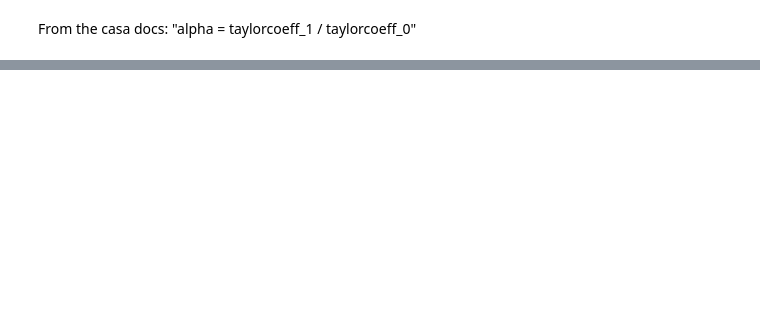
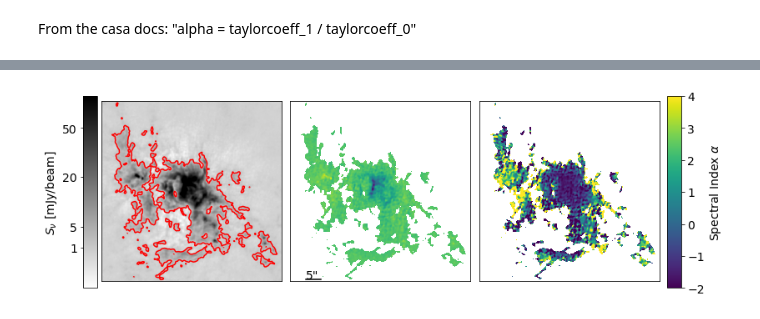
Before and after one commit to keflavich/almaimf-notebooks, a Jupyter notebook: G333SpectralIndex.ipynb, the cells around one changed output, grey strips where cells are left out. Drawn from its saved outputs; the diff is of its cells as text; code cells hidden in the pictures; blank space fills up the shorter version.

```diff
--- a/G333SpectralIndex.ipynb
+++ b/G333SpectralIndex.ipynb
@@ -119,24 +129,26 @@ pl.title("model.tt1")
 # %%
 tt0_std = image.mad_std()
 tt1_std = imagett1.mad_std()
 mask = (image > 2*tt0_std) #& (imagett1 > tt1_std)
 imagem = image.with_mask(mask)
 imagett1m = imagett1.with_mask(mask)
 alpha = imagett1m / imagem
 fig = pl.figure(figsize=(12,4))
 ax = pl.subplot(1,3,1); ax.imshow(image[0].value*1e3, cmap='gray_r', norm=simple_norm(image[0].value*1e3, stretch='asinh', min_percent=0, max_percent=99.5));
 ax.contour(image[0].value, levels=[2*tt0_std.value], colors=['r']); ax.set_xticks([]); ax.set_yticks([]);
 cb=pl.colorbar(mappable=pl.gca().images[0], cax=fig.add_axes([0.1,0.1,0.02,0.8]))
 cb.ax.yaxis.set_ticks_position('left')
-cb.set_ticks([5,20,50,100, 200, 500,])
+cb.set_ticks([1,5,20,50,100, 200, 500,])
 cb.set_label("$S_\\nu$ [mJy/beam]")
 cb.ax.yaxis.set_label_position('left')
 ax = pl.subplot(1,3,2); ax.imshow(imagett1m[0].value); ax.set_xticks([]); ax.set_yticks([]);
 cd = (image.wcs.pixel_scale_matrix[1,1] * 3600)
 ax.plot([50,50+5/cd], [5,5], color='k')
-ax.annotate('5" ~ 25kAU', (50, 7),)
-ax = pl.subplot(1,3,3); ax.imshow(alpha[0].value, vmax=4, vmin=-0.5); ax.set_xticks([]); ax.set_yticks([]);
+ax.annotate('5"', (50, 7),)
+ax = pl.subplot(1,3,3); ax.imshow(alpha[0].value, vmax=4, vmin=-2); ax.set_xticks([]); ax.set_yticks([]);
 cb=pl.colorbar(mappable=pl.gca().images[0], cax=fig.add_axes([0.91,0.1,0.02,0.8]))
 cb.set_label(r"Spectral Index $\alpha$")
 pl.subplots_adjust(wspace=0.05)
 pl.savefig("paper_figures/G333_B6_spectral_index.pdf", bbox_inches='tight')
+# %% [output]
+[figure, added]
```
Also changed, not shown: parts of 5 cells of this notebook, 9 other files.
